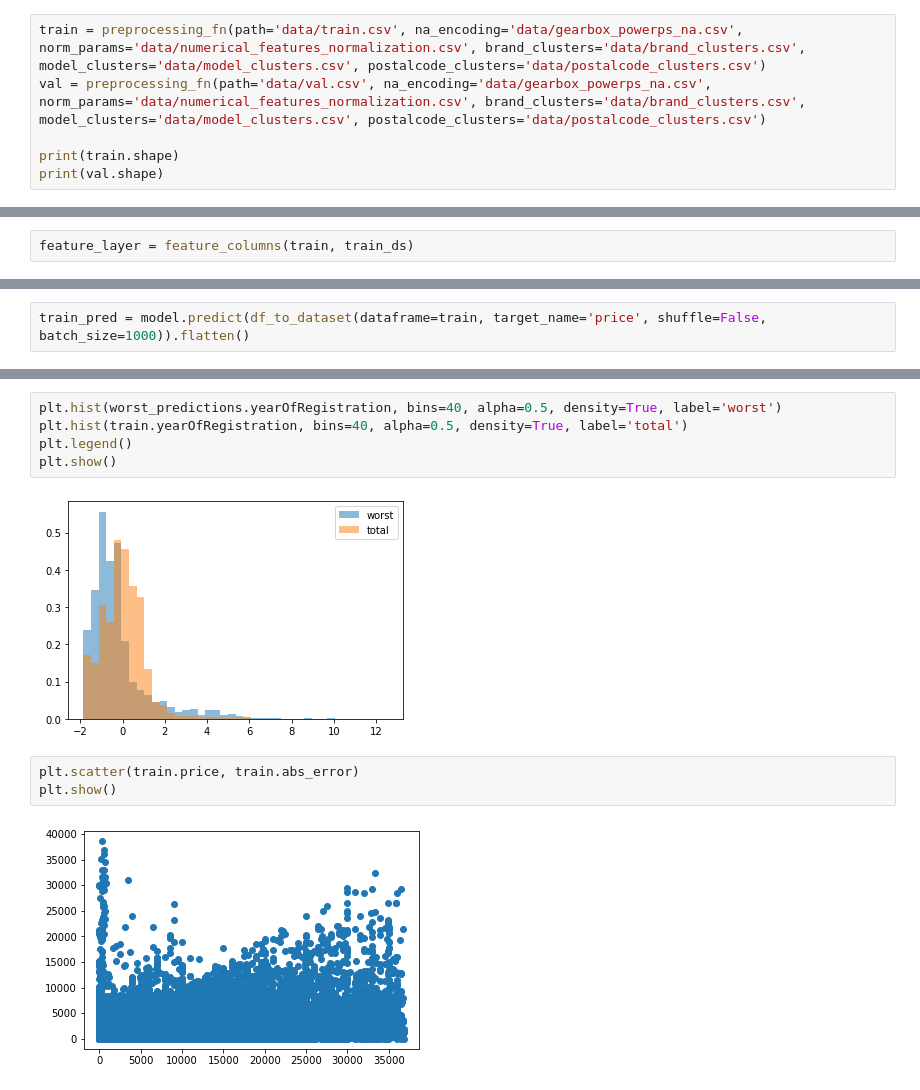
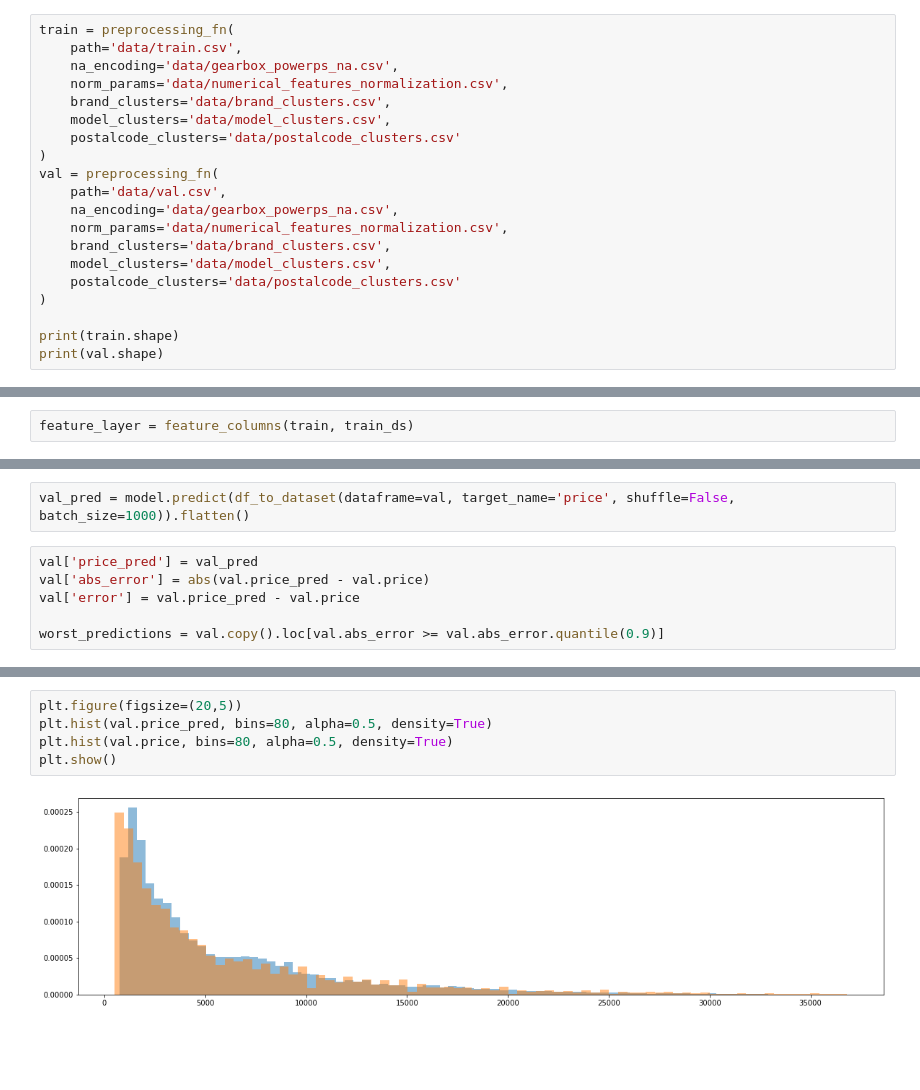
Before and after one commit to mibanell/cars, a Jupyter notebook: create_model.ipynb, the cells around one changed output, grey strips where cells are left out. Drawn from its saved outputs; the diff is of its cells as text; blank space fills up the shorter version.

```diff
--- a/create_model.ipynb
+++ b/create_model.ipynb
@@ -78,8 +101,22 @@ def feature_columns(data, dataset):
 
     return(feature_layer)
 # %%
-train = preprocessing_fn(path='data/train.csv', na_encoding='data/gearbox_powerps_na.csv', norm_params='data/numerical_features_normalization.csv', brand_clusters='data/brand_clusters.csv', model_clusters='data/model_clusters.csv', postalcode_clusters='data/postalcode_clusters.csv')
-val = preprocessing_fn(path='data/val.csv', na_encoding='data/gearbox_powerps_na.csv', norm_params='data/numerical_features_normalization.csv', brand_clusters='data/brand_clusters.csv', model_clusters='data/model_clusters.csv', postalcode_clusters='data/postalcode_clusters.csv')
+train = preprocessing_fn(
+    path='data/train.csv',
+    na_encoding='data/gearbox_powerps_na.csv',
+    norm_params='data/numerical_features_normalization.csv',
+    brand_clusters='data/brand_clusters.csv',
+    model_clusters='data/model_clusters.csv',
+    postalcode_clusters='data/postalcode_clusters.csv'
+)
+val = preprocessing_fn(
+    path='data/val.csv',
+    na_encoding='data/gearbox_powerps_na.csv',
+    norm_params='data/numerical_features_normalization.csv',
+    brand_clusters='data/brand_clusters.csv',
+    model_clusters='data/model_clusters.csv',
+    postalcode_clusters='data/postalcode_clusters.csv'
+)
 
 print(train.shape)
 print(val.shape)
@@ -189,4 +256,10 @@ hist
 # %%
-train_pred = model.predict(df_to_dataset(dataframe=train, target_name='price', shuffle=False, batch_size=1000)).flatten()
+val_pred = model.predict(df_to_dataset(dataframe=val, target_name='price', shuffle=False, batch_size=1000)).flatten()
+# %%
+val['price_pred'] = val_pred
+val['abs_error'] = abs(val.price_pred - val.price)
+val['error'] = val.price_pred - val.price
+
+worst_predictions = val.copy().loc[val.abs_error >= val.abs_error.quantile(0.9)]
 # %%
 # super baseline model
@@ -236,12 +308,7 @@ plt.show()
 # %%
-plt.hist(worst_predictions.yearOfRegistration, bins=40, alpha=0.5, density=True, label='worst')
-plt.hist(train.yearOfRegistration, bins=40, alpha=0.5, density=True, label='total')
-plt.legend()
+plt.figure(figsize=(20,5))
+plt.hist(val.price_pred, bins=80, alpha=0.5, density=True)
+plt.hist(val.price, bins=80, alpha=0.5, density=True)
 plt.show()
 # %% [output]
-[figure, old version]
+[figure, new version]
-# %%
-plt.scatter(train.price, train.abs_error)
-plt.show()
-# %% [output]
-[figure, removed]
```
Also changed, not shown: parts of 18 cells of this notebook, 1 other file.
